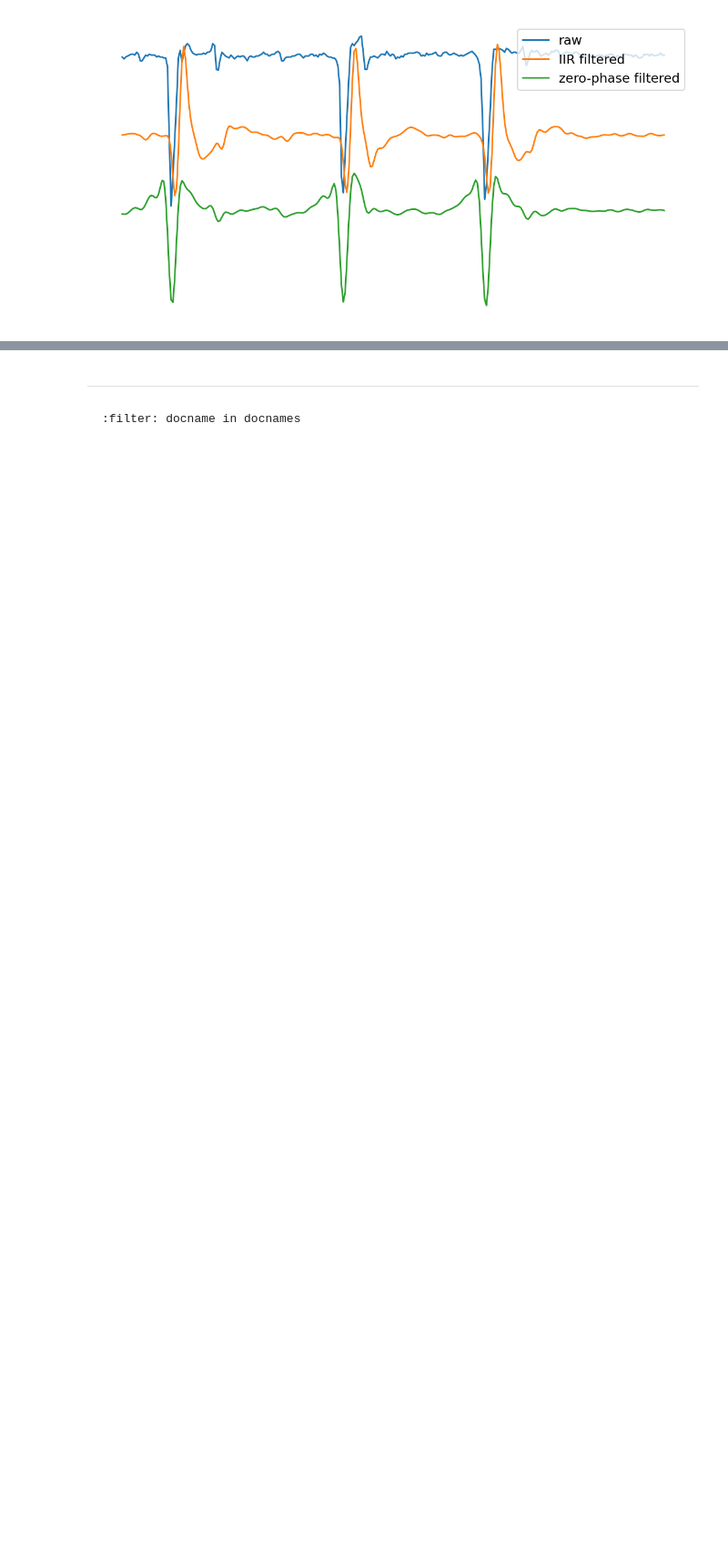
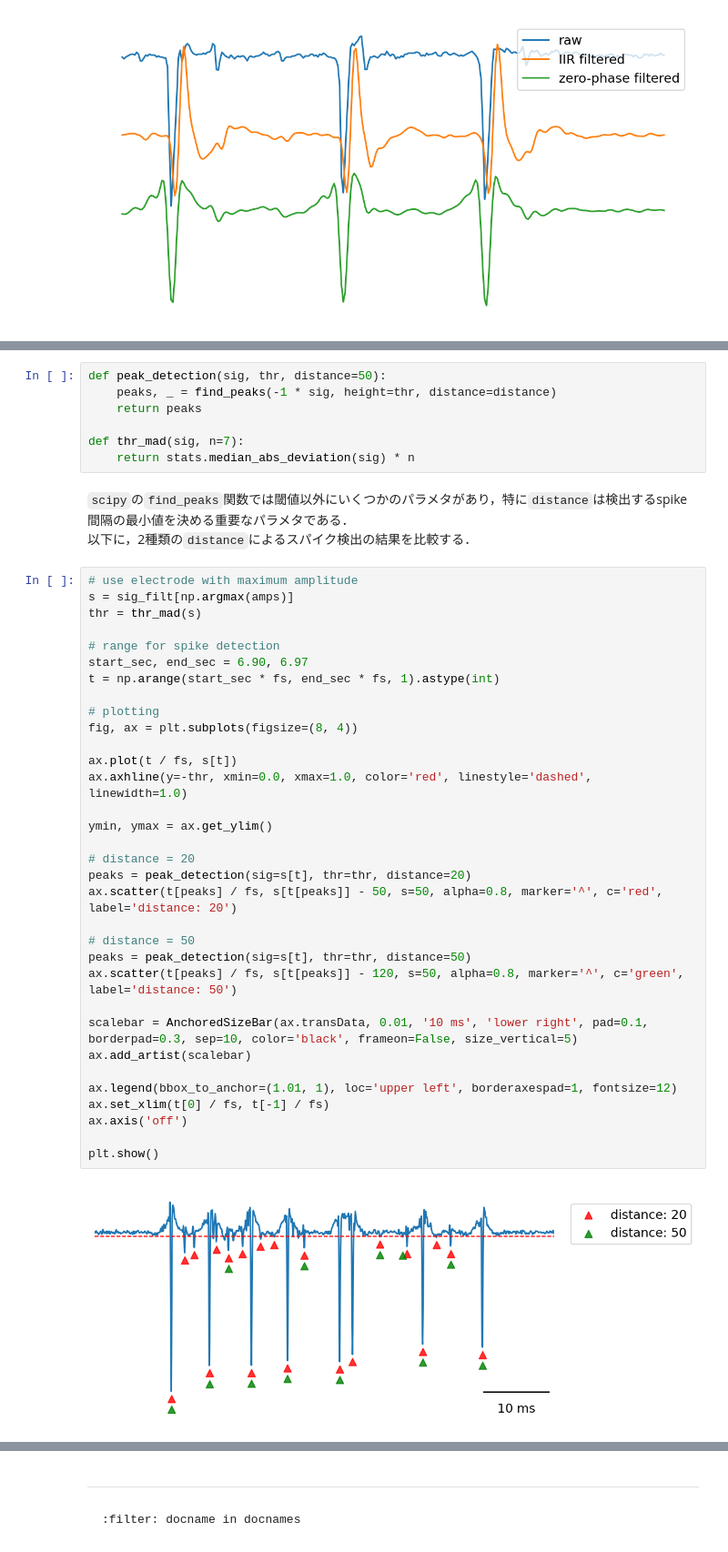
Before and after one commit to tk-neuron/meabook, a Jupyter notebook: _sources/2_signals/01_spike_detection.ipynb, the cells around one changed output, grey strips where cells are left out. Shown: that part at 91% size. Saved outputs shown, nothing was run; the diff lists cells and outputs as text; blank space fills up the shorter version.

```diff
--- a/_sources/2_signals/01_spike_detection.ipynb
+++ b/_sources/2_signals/01_spike_detection.ipynb
@@ -183,0 +189,45 @@ $$
+# %%
+def peak_detection(sig, thr, distance=50):
+    peaks, _ = find_peaks(-1 * sig, height=thr, distance=distance)
+    return peaks
+
+def thr_mad(sig, n=7):
+    return stats.median_abs_deviation(sig) * n
+# %% [markdown]
+`scipy`の`find_peaks`関数では閾値以外にいくつかのパラメタがあり，特に`distance`は検出するspike間隔の最小値を決める重要なパラメタである．
+以下に，2種類の`distance`によるスパイク検出の結果を比較する．
+# %%
+# use electrode with maximum amplitude
+s = sig_filt[np.argmax(amps)]
+thr = thr_mad(s)
+
+# range for spike detection
+start_sec, end_sec = 6.90, 6.97
+t = np.arange(start_sec * fs, end_sec * fs, 1).astype(int)
+
+# plotting
+fig, ax = plt.subplots(figsize=(8, 4))
+
+ax.plot(t / fs, s[t])
+ax.axhline(y=-thr, xmin=0.0, xmax=1.0, color='red', linestyle='dashed', linewidth=1.0)
+
+ymin, ymax = ax.get_ylim()
+
+# distance = 20
+peaks = peak_detection(sig=s[t], thr=thr, distance=20)
+ax.scatter(t[peaks] / fs, s[t[peaks]] - 50, s=50, alpha=0.8, marker='^', c='red', label='distance: 20')
+
+# distance = 50
+peaks = peak_detection(sig=s[t], thr=thr, distance=50)
+ax.scatter(t[peaks] / fs, s[t[peaks]] - 120, s=50, alpha=0.8, marker='^', c='green', label='distance: 50')
+
+scalebar = AnchoredSizeBar(ax.transData, 0.01, '10 ms', 'lower right', pad=0.1, borderpad=0.3, sep=10, color='black', frameon=False, size_vertical=5)
+ax.add_artist(scalebar)
+
+ax.legend(bbox_to_anchor=(1.01, 1), loc='upper left', borderaxespad=1, fontsize=12)
+ax.set_xlim(t[0] / fs, t[-1] / fs)
+ax.axis('off')
+
+plt.show()
+# %% [output]
+[figure, added]
```
Also changed, not shown: parts of 14 cells of this notebook, 30 other files.
